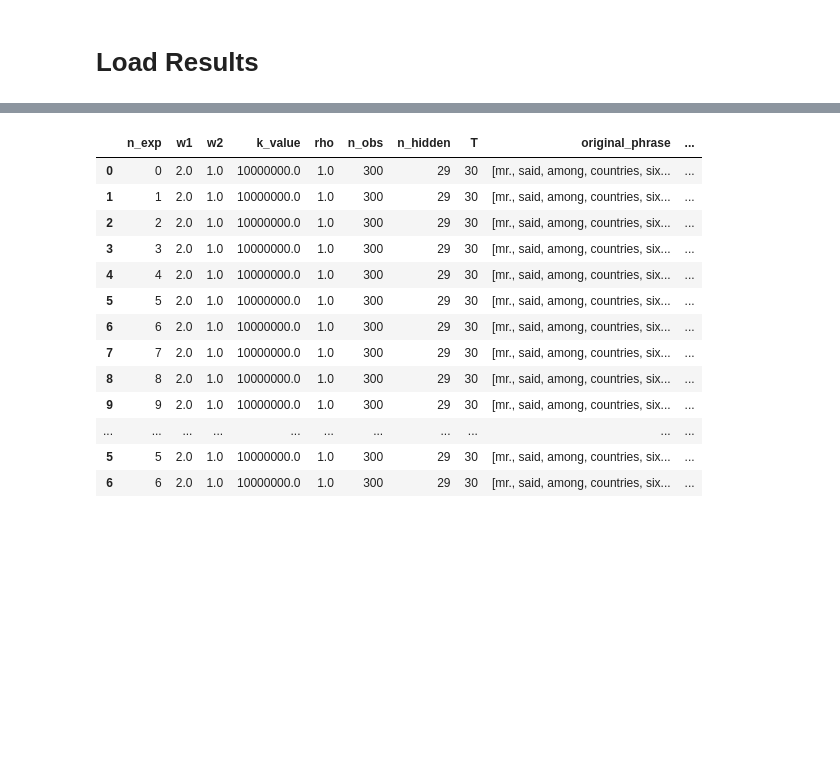
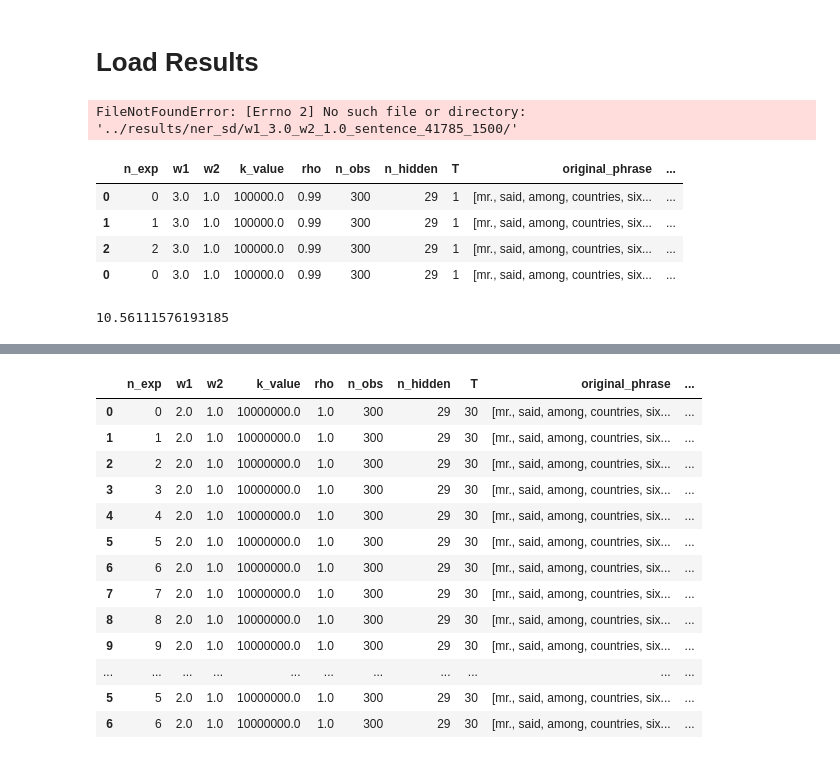
Before and after one commit to roinaveiro/corrupting_hmms, a Jupyter notebook: notebooks/check_results_ner.ipynb, the cells around one changed output, grey strips where cells are left out. Drawn from its saved outputs; the diff is of its cells as text; code cells hidden in the pictures; blank space fills up the shorter version.

```diff
--- a/notebooks/check_results_ner.ipynb
+++ b/notebooks/check_results_ner.ipynb
@@ -7,7 +7,8 @@ import pandas as pd
 # %% [markdown]
 # Load Results
 # %%
-exp = "w1_1.0_w2_5.0_sentence_41785"
+exp = "w1_3.0_w2_1.0_sentence_41785"
+dirname = "../results/ner_sd/"
 #exp = "w1_2.0_w2_1.0_sentence_41785"
 # %%
 def load_exp(dirname, seconds):
@@ -31,11 +32,27 @@ def load_multiple_exp(list):
 
     return(df)
 # %%
-dirname1 = f"results/ner_sd/{exp}_1500/"
+dirname1 = f"{dirname}{exp}_1500/"
 seconds1 = 1500
-dirname2 =  f"results/ner_sd/{exp}_3000/"
+dirname2 =  f"{dirname}{exp}_3000/"
 seconds2 = 3000
-dirname3 =  f"results/ner_sd/{exp}_6000/"
+dirname3 =  f"{dirname}{exp}_6000/"
 seconds3 = 6000
 ll = [(dirname1, seconds1), (dirname2, seconds2), (dirname3, seconds3)]
 df = load_multiple_exp(ll)
+# %% [output]
+FileNotFoundError: [Errno 2] No such file or directory: '../results/ner_sd/w1_3.0_w2_1.0_sentence_41785_1500/'
+# %%
+df
+# %% [output]
+|  | n_exp | w1 | w2 | k_value | rho | n_obs | n_hidden | T | original_phrase | ... |
+| 0 | 0 | 3.0 | 1.0 | 100000.0 | 0.99 | 300 | 29 | 1 | [mr., said, among, countries, six... | ... |
+| 1 | 1 | 3.0 | 1.0 | 100000.0 | 0.99 | 300 | 29 | 1 | [mr., said, among, countries, six... | ... |
+| 2 | 2 | 3.0 | 1.0 | 100000.0 | 0.99 | 300 | 29 | 1 | [mr., said, among, countries, six... | ... |
+| 0 | 0 | 3.0 | 1.0 | 100000.0 | 0.99 | 300 | 29 | 1 | [mr., said, among, countries, six... | ... |
+# %%
+from scipy.special import rel_entr
+
+np.sum(rel_entr(df.p_clean.iloc[3], df.p_att.iloc[3]))
+# %% [output]
+10.56111576193185
```
Also changed, not shown: parts of 2 cells of this notebook, 4 other files.
